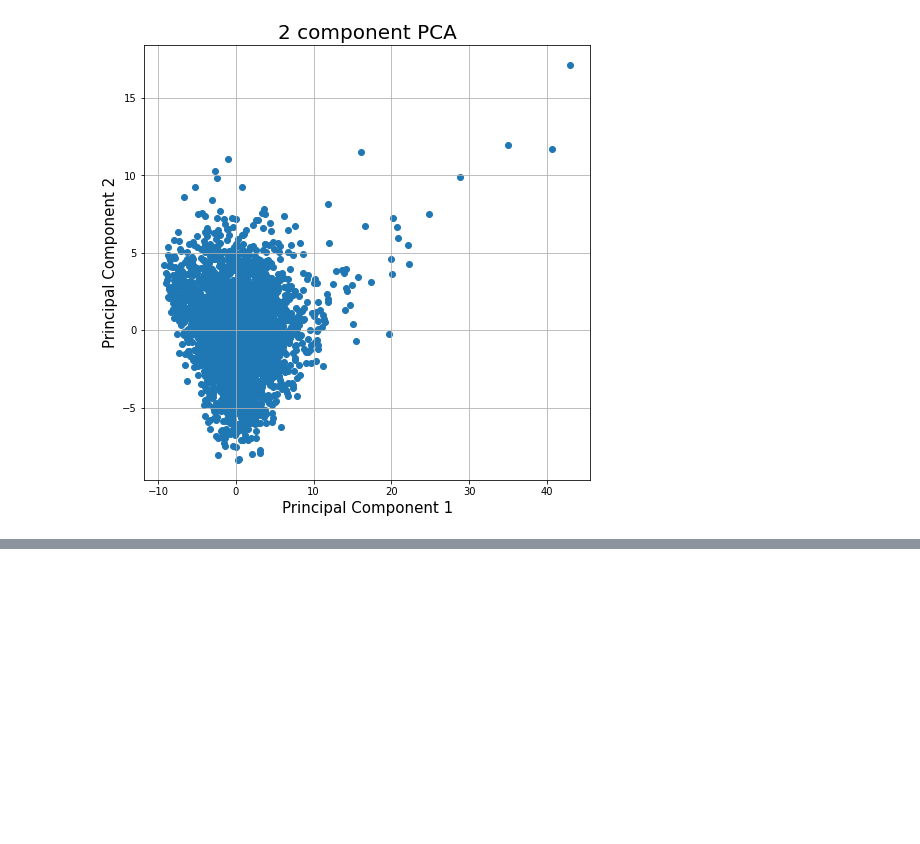
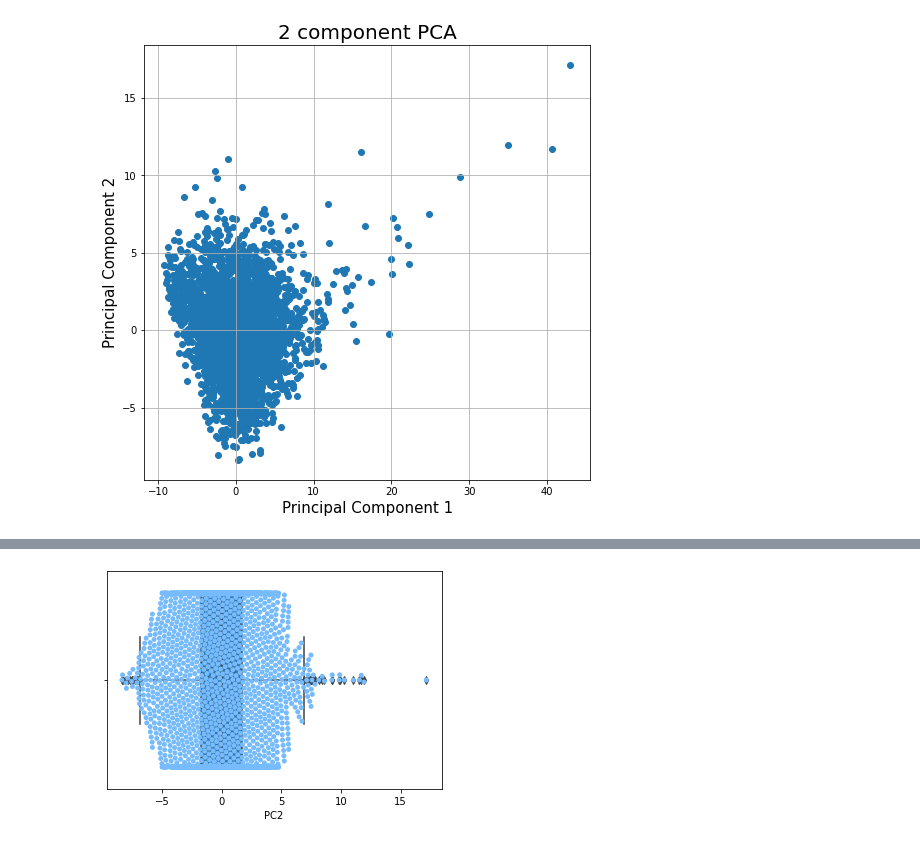
Before and after one commit to patternproject/sept-datadive-cdac, a Jupyter notebook: policyglot/Task1b-part_c.ipynb, the cells around one changed output, grey strips where cells are left out. Saved outputs shown, nothing was run; the diff lists cells and outputs as text; code cells hidden in the pictures; blank space fills up the shorter version.

```diff
--- a/policyglot/Task1b-part_c.ipynb
+++ b/policyglot/Task1b-part_c.ipynb
@@ -624,0 +641,6 @@ ax.grid()
+# %%
+# for comparison, let's look at PC2
+ax = sns.boxplot(x=df_pc['PC2'])
+ax = sns.swarmplot(df_pc['PC2'], color='xkcd:sky blue')
+# %% [output]
+[figure, added]
```
Also changed, not shown: parts of 13 cells of this notebook.
